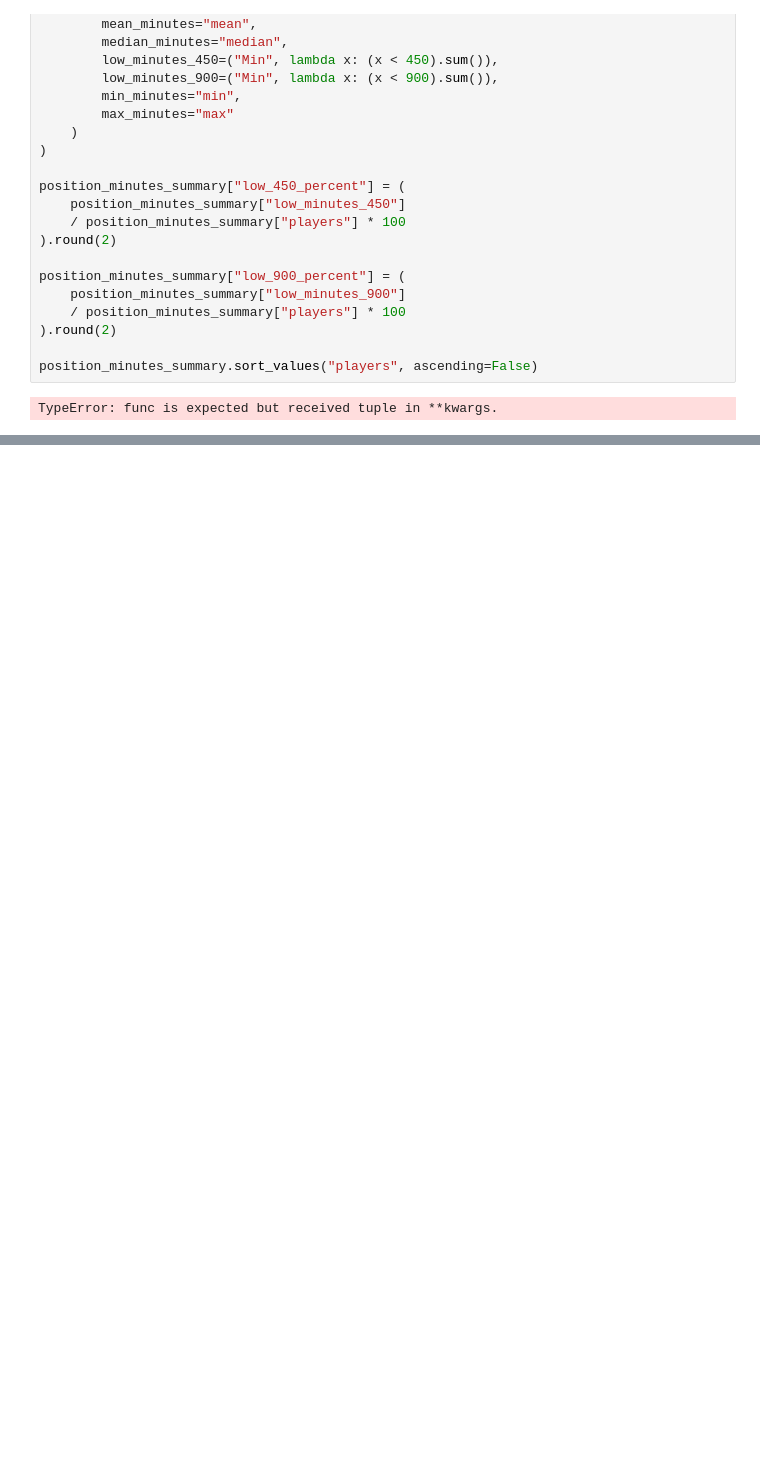
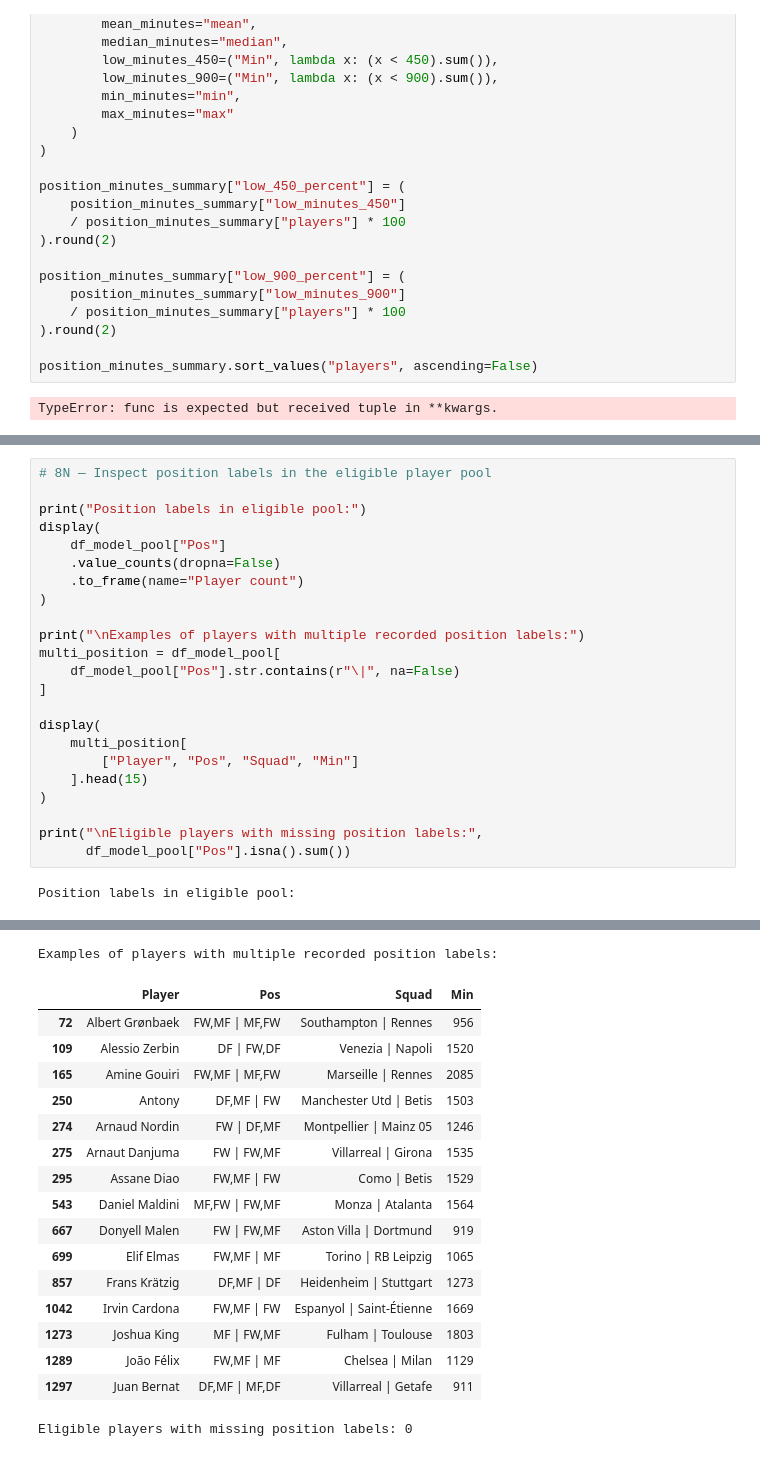
Before and after one commit to ApoorvaKharga/football-player-recommender, a Jupyter notebook: notebooks/01_dataset_audit.ipynb, the cells around one changed output, grey strips where cells are left out. Cells and saved outputs as stored; diff of their text form; blank space fills up the shorter version.

```diff
--- a/notebooks/01_dataset_audit.ipynb
+++ b/notebooks/01_dataset_audit.ipynb
@@ -956,0 +1547,25 @@ TypeError: func is expected but received tuple in **kwargs.
+# %%
+# 8N — Inspect position labels in the eligible player pool
+
+print("Position labels in eligible pool:")
+display(
+    df_model_pool["Pos"]
+    .value_counts(dropna=False)
+    .to_frame(name="Player count")
+)
+
+print("\nExamples of players with multiple recorded position labels:")
+multi_position = df_model_pool[
+    df_model_pool["Pos"].str.contains(r"\|", na=False)
+]
+
+display(
+    multi_position[
+        ["Player", "Pos", "Squad", "Min"]
+    ].head(15)
+)
+
+print("\nEligible players with missing position labels:",
+      df_model_pool["Pos"].isna().sum())
+# %% [output]
+Position labels in eligible pool:
@@ -956,0 +1590,18 @@ TypeError: func is expected but received tuple in **kwargs.
+Examples of players with multiple recorded position labels:
+|  | Player | Pos | Squad | Min |
+| 72 | Albert Grønbaek | FW,MF | MF,FW | Southampton | Rennes | 956 |
+| 109 | Alessio Zerbin | DF | FW,DF | Venezia | Napoli | 1520 |
+| 165 | Amine Gouiri | FW,MF | MF,FW | Marseille | Rennes | 2085 |
+| 250 | Antony | DF,MF | FW | Manchester Utd | Betis | 1503 |
+| 274 | Arnaud Nordin | FW | DF,MF | Montpellier | Mainz 05 | 1246 |
+| 275 | Arnaut Danjuma | FW | FW,MF | Villarreal | Girona | 1535 |
+| 295 | Assane Diao | FW,MF | FW | Como | Betis | 1529 |
+| 543 | Daniel Maldini | MF,FW | FW,MF | Monza | Atalanta | 1564 |
+| 667 | Donyell Malen | FW | FW,MF | Aston Villa | Dortmund | 919 |
+| 699 | Elif Elmas | FW,MF | MF | Torino | RB Leipzig | 1065 |
+| 857 | Frans Krätzig | DF,MF | DF | Heidenheim | Stuttgart | 1273 |
+| 1042 | Irvin Cardona | FW,MF | FW | Espanyol | Saint-Étienne | 1669 |
+| 1273 | Joshua King | MF | FW,MF | Fulham | Toulouse | 1803 |
+| 1289 | João Félix | FW,MF | MF | Chelsea | Milan | 1129 |
+| 1297 | Juan Bernat | DF,MF | MF,DF | Villarreal | Getafe | 911 |
+Eligible players with missing position labels: 0
```
Also changed, not shown: parts of 59 cells of this notebook.
